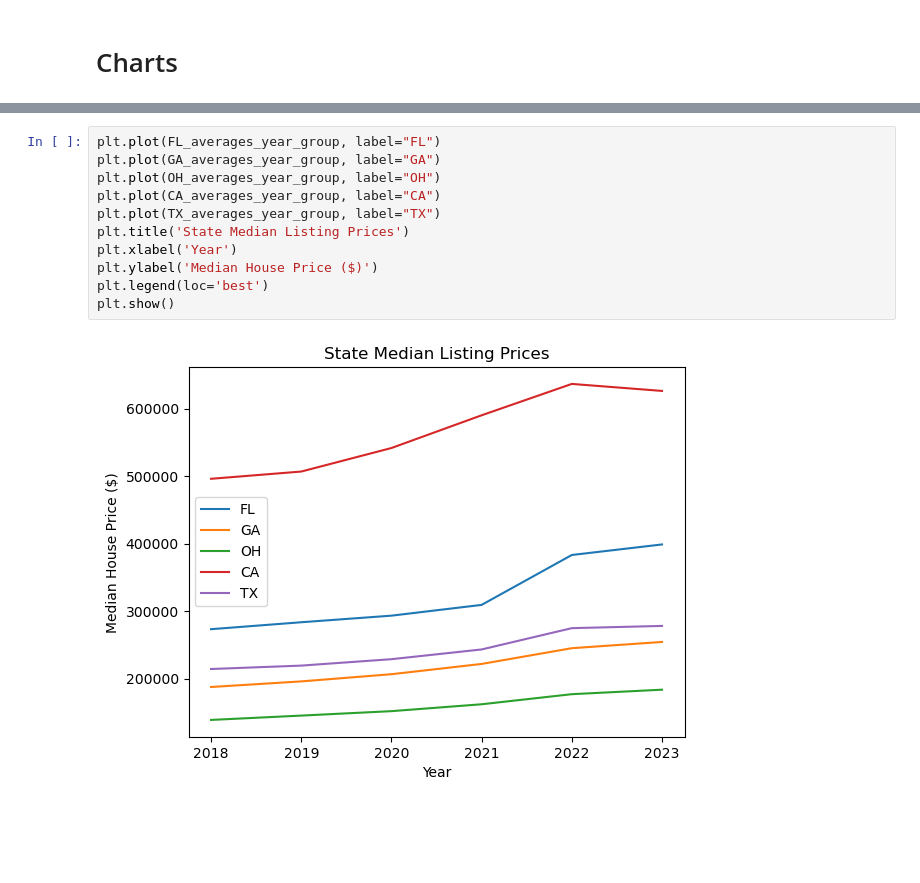
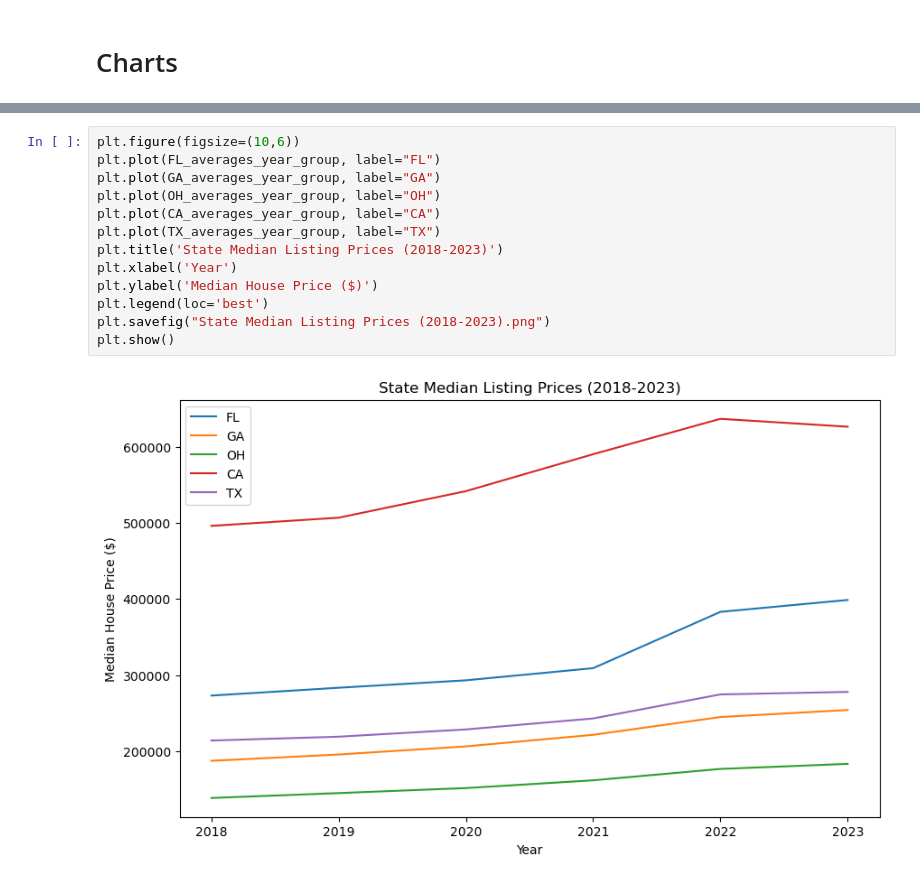
Before and after one commit to 316Jesse/Project1, a Jupyter notebook: Zillow Median Listing Prices/Zillow Median Listing Prices.ipynb, the cells around one changed output, grey strips where cells are left out. Drawn from its saved outputs; the diff is of its cells as text; blank space fills up the shorter version.

```diff
--- a/Zillow Median Listing Prices/Zillow Median Listing Prices.ipynb
+++ b/Zillow Median Listing Prices/Zillow Median Listing Prices.ipynb
@@ -461,13 +466,15 @@ plt.show()
 # %%
+plt.figure(figsize=(10,6))
 plt.plot(FL_averages_year_group, label="FL")
 plt.plot(GA_averages_year_group, label="GA")
 plt.plot(OH_averages_year_group, label="OH")
 plt.plot(CA_averages_year_group, label="CA")
 plt.plot(TX_averages_year_group, label="TX")
-plt.title('State Median Listing Prices')
+plt.title('State Median Listing Prices (2018-2023)')
 plt.xlabel('Year')
 plt.ylabel('Median House Price ($)')
 plt.legend(loc='best')
+plt.savefig("State Median Listing Prices (2018-2023).png")
 plt.show()
 # %% [output]
-[figure, old version]
+[figure, new version]
```
Also changed, not shown: parts of 4 cells of this notebook.
